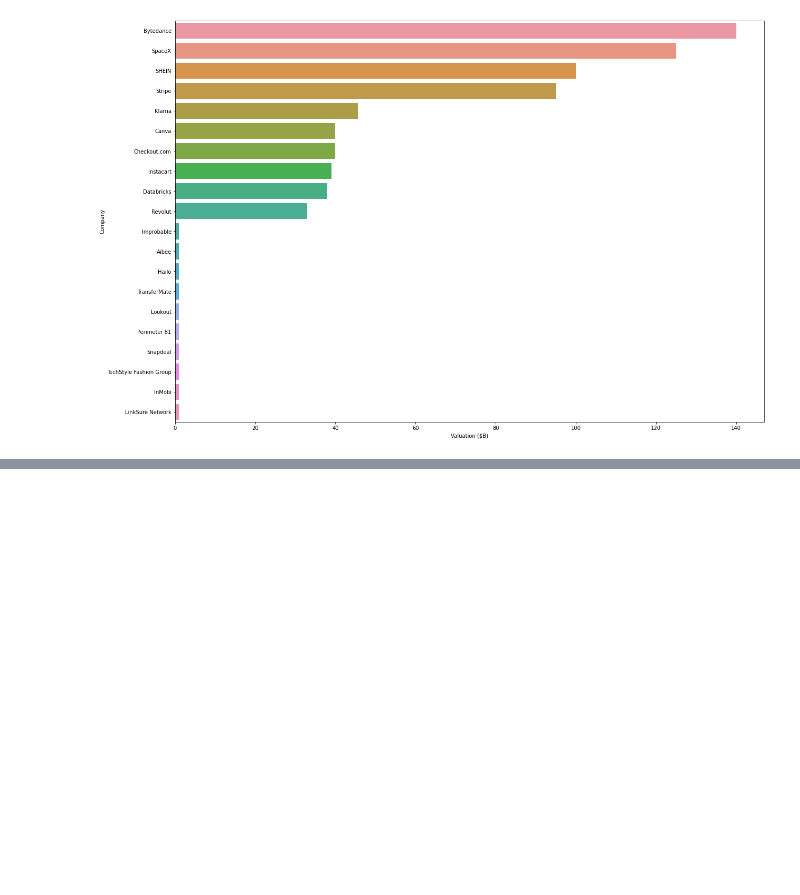
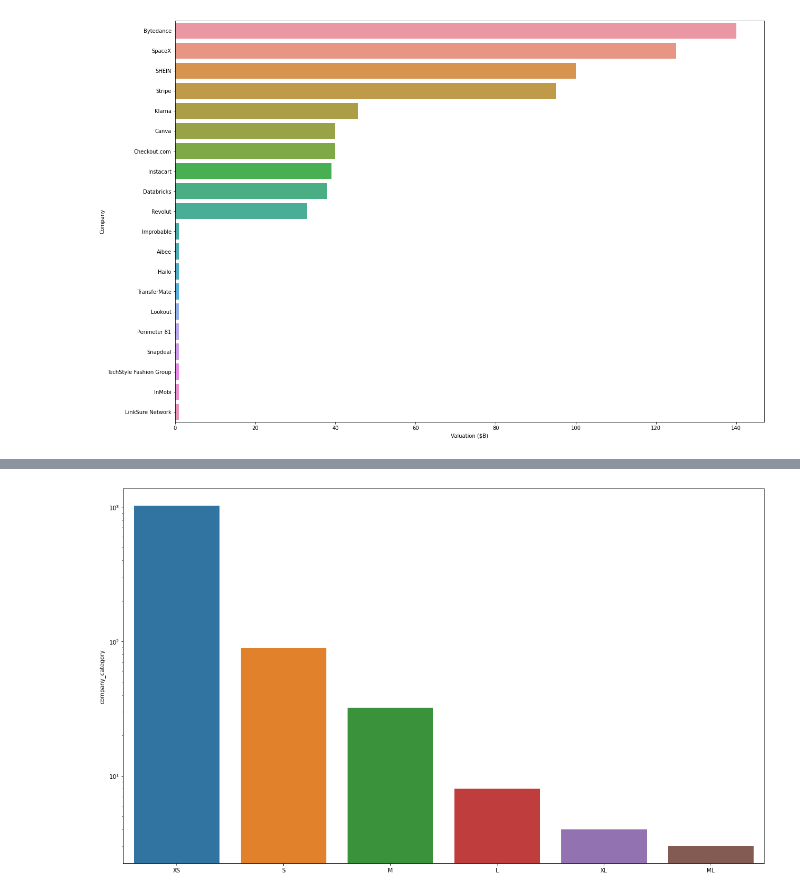
Before and after one commit to amitdas022/Unicorns, a Jupyter notebook: notebooks/visual.ipynb, the cells around one changed output, grey strips where cells are left out. Cells and saved outputs as stored; diff of their text form; code cells hidden in the pictures; blank space fills up the shorter version.

Commit message:
Added company category vs occurance chart

```diff
--- a/notebooks/visual.ipynb
+++ b/notebooks/visual.ipynb
@@ -121,0 +76,17 @@ plt.show()
+# %%
+# Categorize by valuation
+def cat_by_val(val):
+    dict_cat_val = {
+        'XS': (1,5),
+        'S' : (5,10),
+        'M' : (10,20),
+        'ML': (20,30),
+        'L' : (30,50),
+        'XL': (50,200)
+    }
+    for category, range in dict_cat_val.items():
+        if range[0] <= val <= range[1]:
+            break
+    return category
+
+df_all['company_category'] = df_all['Valuation ($B)'].apply(lambda x: cat_by_val(x))
@@ -121,0 +103,9 @@ plt.show()
+# %%
+# Occurance of category in valuation_cat column
+val_occurance = df_all['company_category'].value_counts()
+val_occurance_chart, ax_voc = plt.subplots(figsize=(20,12))
+x_val_occurance = val_occurance.index
+sns.barplot(x=x_val_occurance, y=val_occurance, ax=ax_voc).set_yscale('log')
+plt.show()
+# %% [output]
+[figure, added]
```
Also changed, not shown: parts of 4 cells of this notebook.
